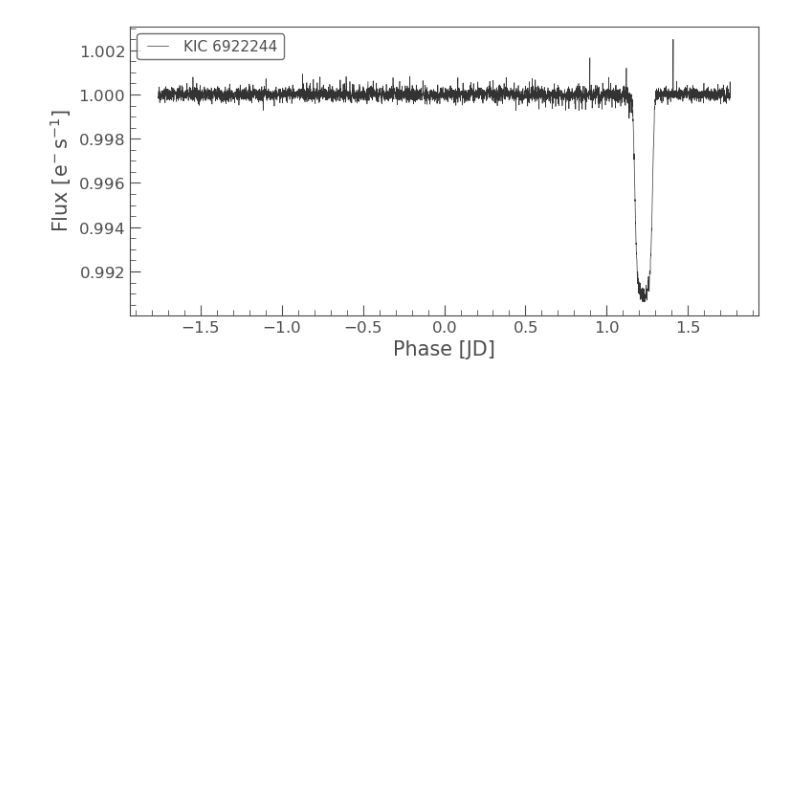
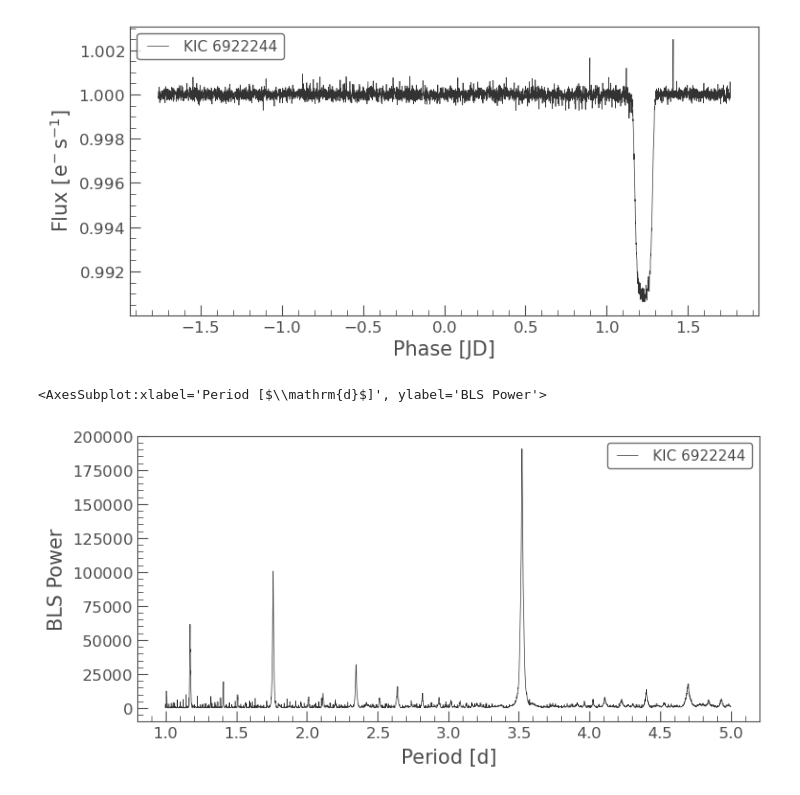
Before and after one commit to mark-williams/exo, a Jupyter notebook: lk.ipynb, the cells around one changed output. Saved outputs shown, nothing was run; the diff lists cells and outputs as text; code cells hidden in the pictures; blank space fills up the shorter version.

Commit message:
chore: determining the period isung a periodogram and the box least square method.s

```diff
--- a/lk.ipynb
+++ b/lk.ipynb
@@ -30,3 +30,12 @@ folded.plot()
 # %% [output]
 <AxesSubplot:xlabel='Phase [JD]', ylabel='Flux [$\\mathrm{e^{-}\\,s^{-1}}$]'>
 [figure]
+# %%
+# How did we arrive at the period? We can use a periodgram which will show all the repeated
+# patterns in the graph.
+period = np.linspace(1, 5, 10000)
+box_ls = lc.to_periodogram(method="bls", period=period, frequency_factor=500)
+box_ls.plot()
+# %% [output]
+<AxesSubplot:xlabel='Period [$\\mathrm{d}$]', ylabel='BLS Power'>
+[figure, added]
```
Also changed, not shown: parts of 2 cells of this notebook.
